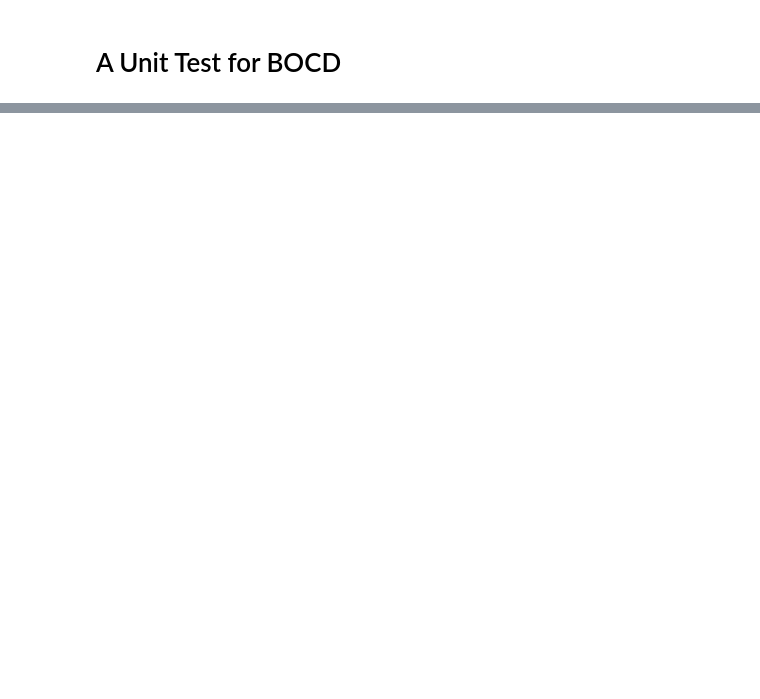
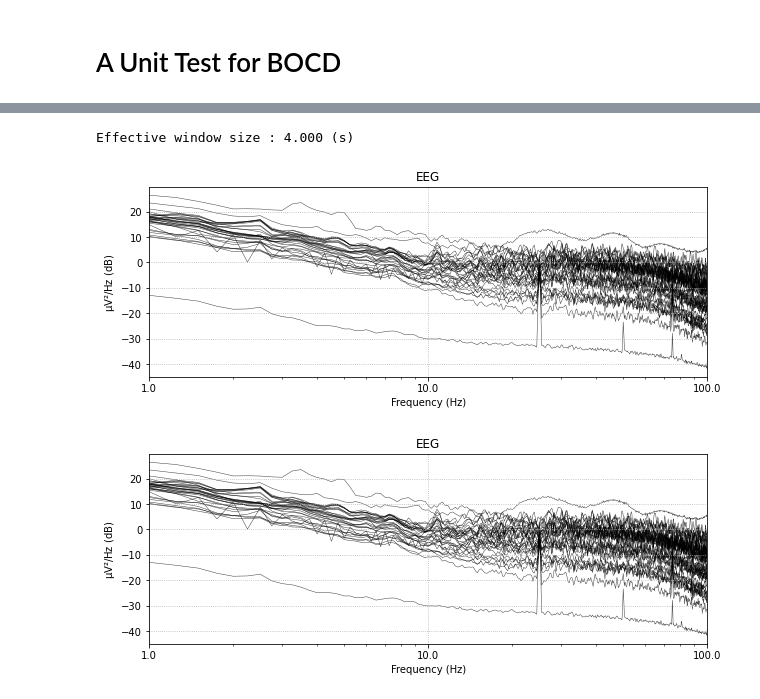
Before and after one commit to noamsgl/msc, a Jupyter notebook: notebooks/bocd/test_BOCD.ipynb, the cells around one changed output, grey strips where cells are left out. Cells and saved outputs as stored; diff of their text form; code cells hidden in the pictures; blank space fills up the shorter version.

```diff
--- a/notebooks/bocd/test_BOCD.ipynb
+++ b/notebooks/bocd/test_BOCD.ipynb
@@ -71,0 +65,4 @@ sns.scatterplot(x=changepoints, y=[0] * len(changepoints), color='orange', zorde
+# %%
+# %matplotlib qt
+raw_path = r'../../input/raw_eeg/8010200_0006.data'
+raw = mne.io.read_raw_nicolet(raw_path, ch_type='eeg', preload=True)
@@ -71,0 +89,6 @@ sns.scatterplot(x=changepoints, y=[0] * len(changepoints), color='orange', zorde
+# %%
+raw.plot_psd(1,100, xscale='log')
+# %% [output]
+Effective window size : 4.000 (s)
+[figure, added]
+[figure, added]
```
Also changed, not shown: parts of 23 cells of this notebook.
